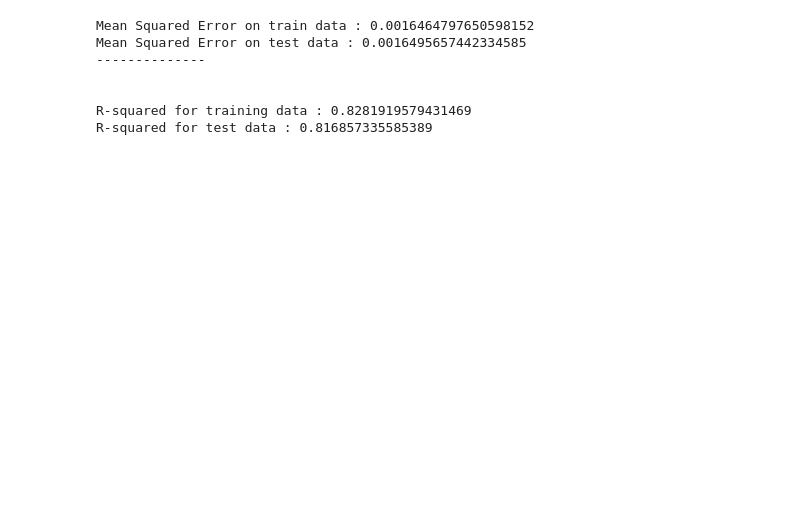
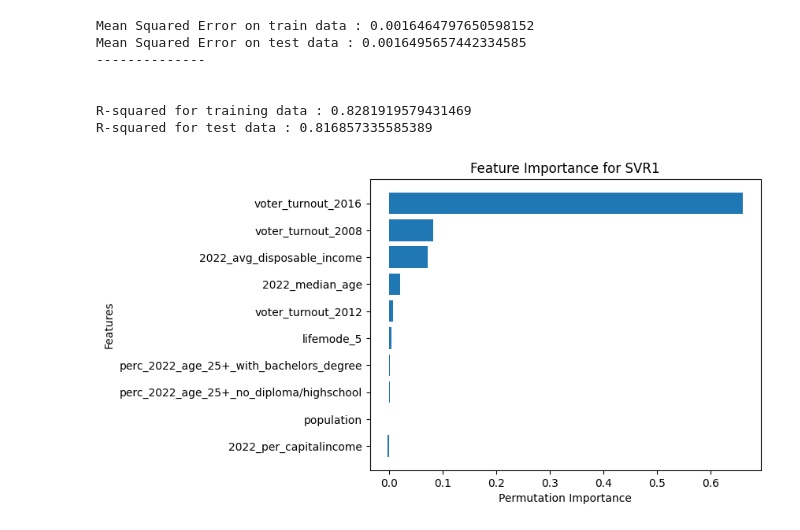
Before and after one commit to kechcole/Machine-Learning, a Jupyter notebook: Notebook/6.Support_Vector_Machine_Regressor.ipynb, the cells around one changed output. Drawn from its saved outputs; the diff is of its cells as text; code cells hidden in the pictures; blank space fills up the shorter version.

Commit message:
Update - SVR feature importance

```diff
--- a/Notebook/6.Support_Vector_Machine_Regressor.ipynb
+++ b/Notebook/6.Support_Vector_Machine_Regressor.ipynb
@@ -186,6 +189,9 @@ svr1 = SVR(kernel='linear')
 
 # train the model on the data
 svr1.fit(X_train, y_train)
+
+# Compute permutation feature importance
+r = permutation_importance(svr1, X_test, y_test, n_repeats=30, random_state=42)
 
 # Making predictions on the same data or new data
 predictions_train = svr1.predict(X_train)
@@ -211,3 +217,16 @@ Mean Squared Error on test data : 0.0016495657442334585
 
 R-squared for training data : 0.8281919579431469
 R-squared for test data : 0.816857335585389
+# %%
+# Plot feature importances
+feature_names = X.columns
+sorted_idx = r.importances_mean.argsort()
+
+plt.barh(range(len(sorted_idx)), r.importances_mean[sorted_idx])
+plt.yticks(range(len(sorted_idx)), feature_names[sorted_idx])
+plt.xlabel("Permutation Importance")
+plt.ylabel("Features")
+plt.title("Feature Importance for SVR1")
+plt.show()
+# %% [output]
+[figure, added]
```
Also changed, not shown: parts of 3 cells of this notebook.
